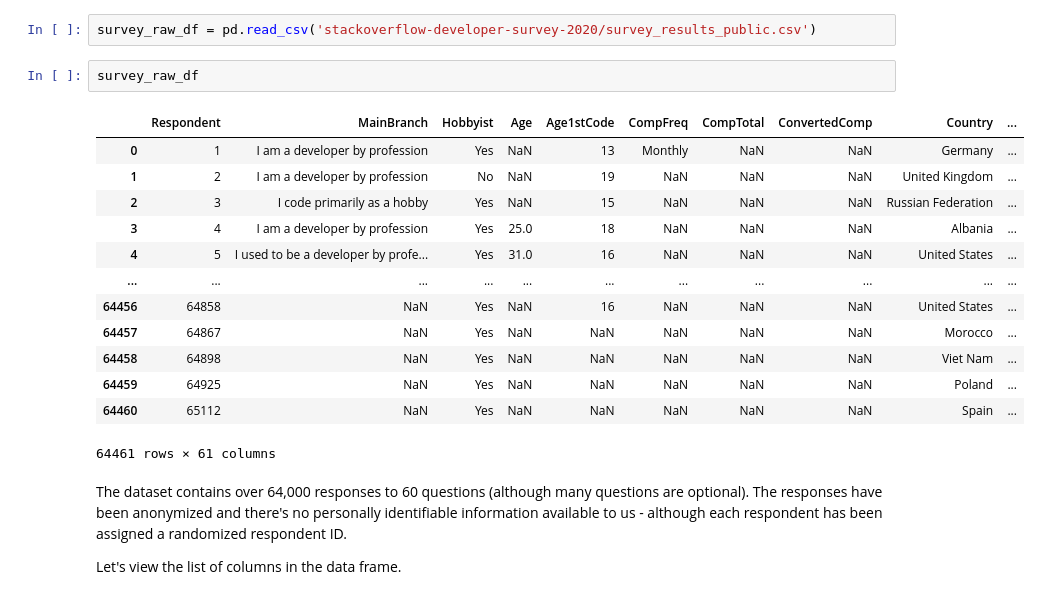
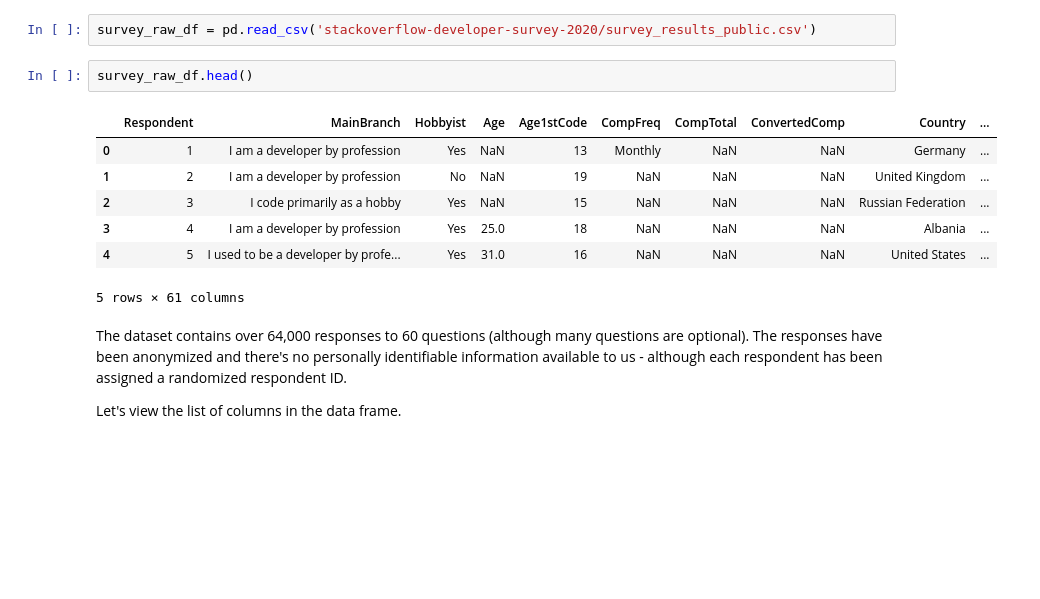
Before and after one commit to mallapraveen/Data-Analysis-with-Python, a Jupyter notebook: Lesson 6 - Exploratory Data Analysis - A Case Study/1. python-eda-stackoverflow-survey/python-eda-stackoverflow-survey.ipynb, the cells around one changed output. Cells and saved outputs as stored; diff of their text form; blank space fills up the shorter version.

```diff
--- a/Lesson 6 - Exploratory Data Analysis - A Case Study/1. python-eda-stackoverflow-survey/python-eda-stackoverflow-survey.ipynb
+++ b/Lesson 6 - Exploratory Data Analysis - A Case Study/1. python-eda-stackoverflow-survey/python-eda-stackoverflow-survey.ipynb
@@ -103,21 +103,15 @@ import pandas as pd
 # %%
 survey_raw_df = pd.read_csv('stackoverflow-developer-survey-2020/survey_results_public.csv')
 # %%
-survey_raw_df
+survey_raw_df.head()
 # %% [output]
 |  | Respondent | MainBranch | Hobbyist | Age | Age1stCode | CompFreq | CompTotal | ConvertedComp | Country | ... |
 | 0 | 1 | I am a developer by profession | Yes | NaN | 13 | Monthly | NaN | NaN | Germany | ... |
 | 1 | 2 | I am a developer by profession | No | NaN | 19 | NaN | NaN | NaN | United Kingdom | ... |
 | 2 | 3 | I code primarily as a hobby | Yes | NaN | 15 | NaN | NaN | NaN | Russian Federation | ... |
 | 3 | 4 | I am a developer by profession | Yes | 25.0 | 18 | NaN | NaN | NaN | Albania | ... |
 | 4 | 5 | I used to be a developer by profe... | Yes | 31.0 | 16 | NaN | NaN | NaN | United States | ... |
-| ... | ... | ... | ... | ... | ... | ... | ... | ... | ... | ... |
-| 64456 | 64858 | NaN | Yes | NaN | 16 | NaN | NaN | NaN | United States | ... |
-| 64457 | 64867 | NaN | Yes | NaN | NaN | NaN | NaN | NaN | Morocco | ... |
-| 64458 | 64898 | NaN | Yes | NaN | NaN | NaN | NaN | NaN | Viet Nam | ... |
-| 64459 | 64925 | NaN | Yes | NaN | NaN | NaN | NaN | NaN | Poland | ... |
-| 64460 | 65112 | NaN | Yes | NaN | NaN | NaN | NaN | NaN | Spain | ... |
-64461 rows × 61 columns
+5 rows × 61 columns
 # %% [markdown]
 The dataset contains over 64,000 responses to 60 questions (although many questions are optional). The responses have been anonymized and there's no personally identifiable information available to us - although each respondent has been assigned a randomized respondent ID.
 
```
Also changed, not shown: parts of 1 cell of this notebook, 5 other files.
